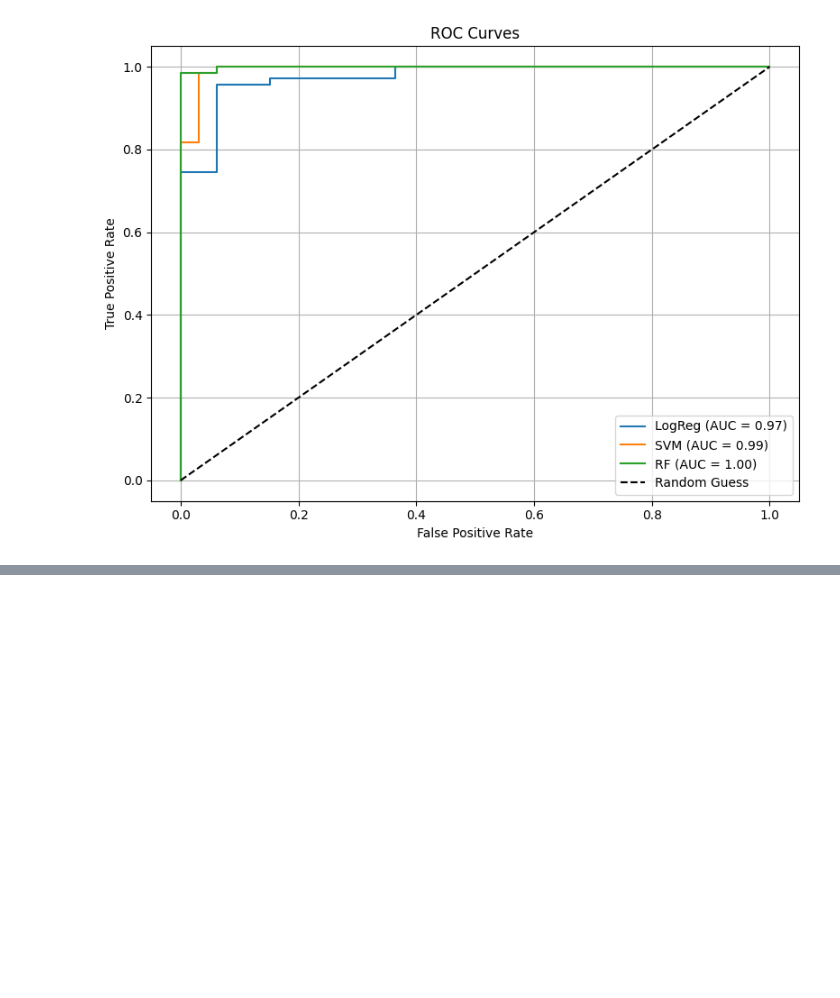
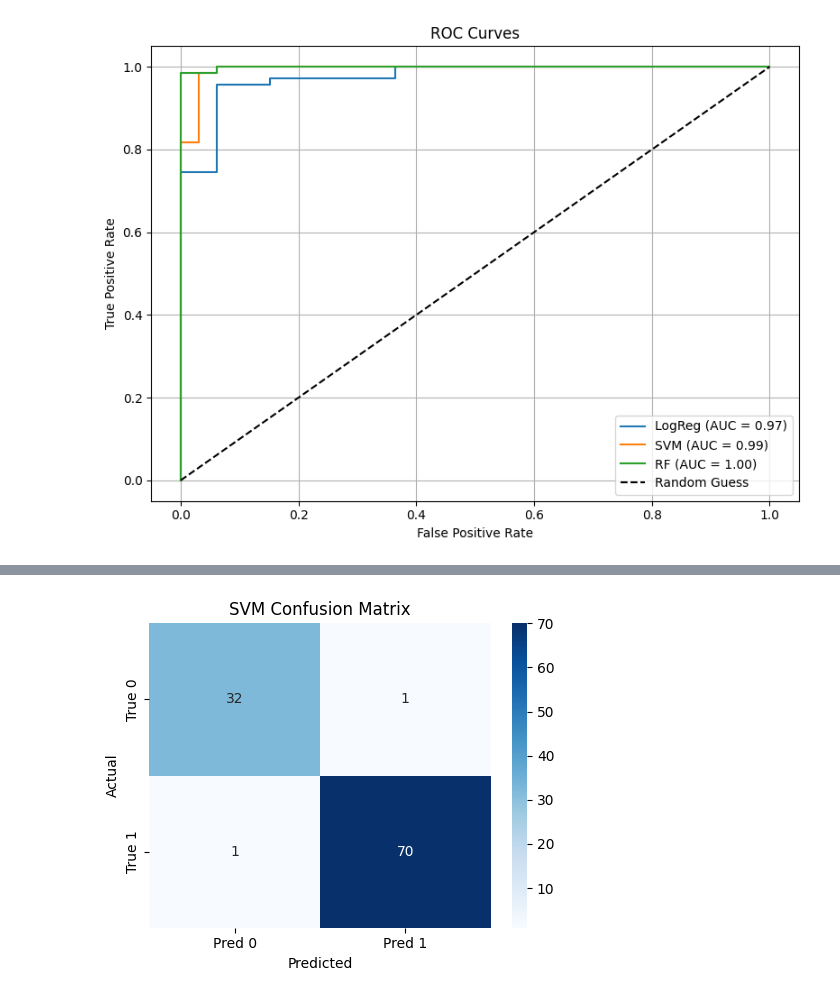
Before and after one commit to Girij1718/Predicting-Diabetes-Risk-Using-Health-and-Lifestyle-Indicators, a Jupyter notebook: Final_Project_.ipynb, the cells around one changed output, grey strips where cells are left out. Drawn from its saved outputs; the diff is of its cells as text; code cells hidden in the pictures; blank space fills up the shorter version.

```diff
--- a/Final_Project_.ipynb
+++ b/Final_Project_.ipynb
@@ -351,0 +345,15 @@ plt.show()
+# %%
+# SVM Confusion Matrix
+cm_svm = confusion_matrix(y_test, y_pred_svm)
+
+plt.figure(figsize=(5, 4))
+sns.heatmap(cm_svm, annot=True, fmt='d', cmap='Blues',
+            xticklabels=['Pred 0', 'Pred 1'],
+            yticklabels=['True 0', 'True 1'])
+plt.title("SVM Confusion Matrix")
+plt.xlabel("Predicted")
+plt.ylabel("Actual")
+plt.tight_layout()
+plt.show()
+# %% [output]
+[figure, added]
```
Also changed, not shown: parts of 3 cells of this notebook.
